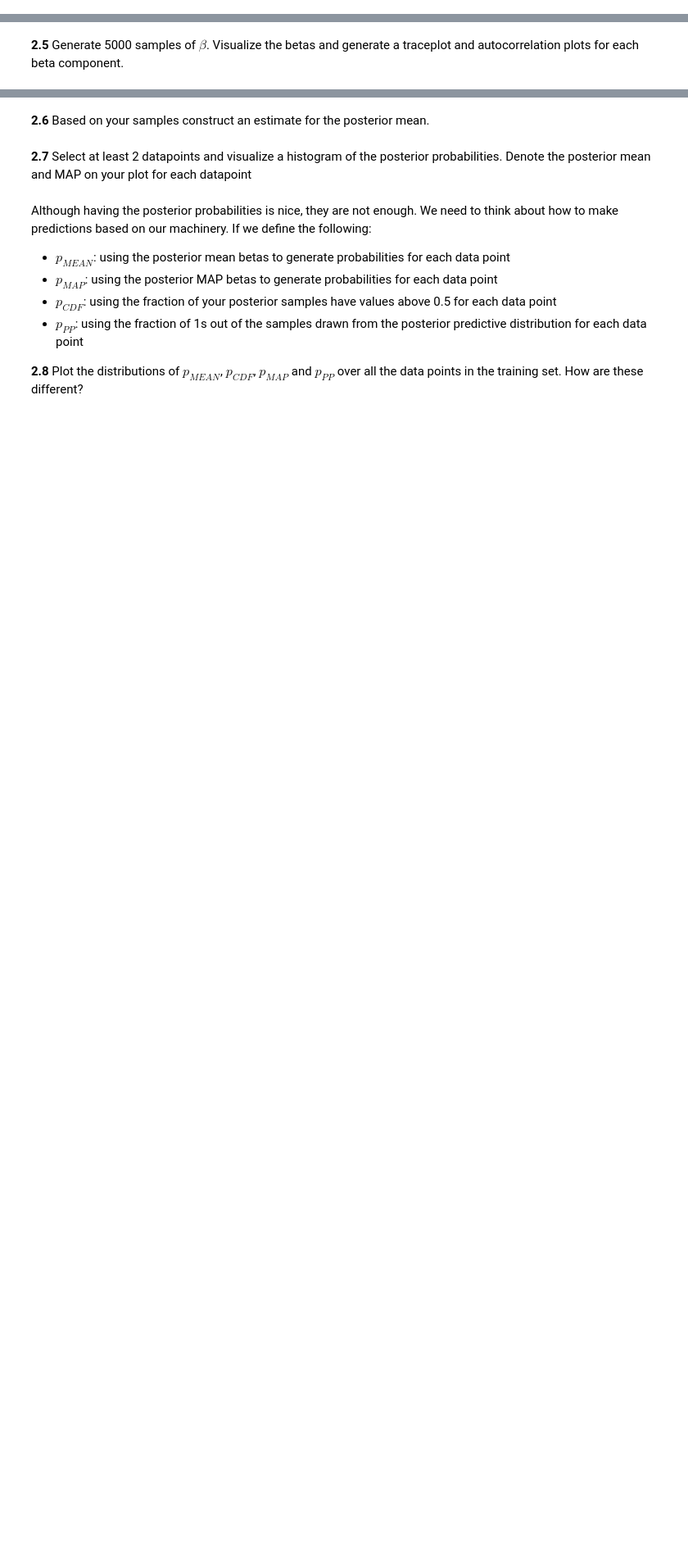
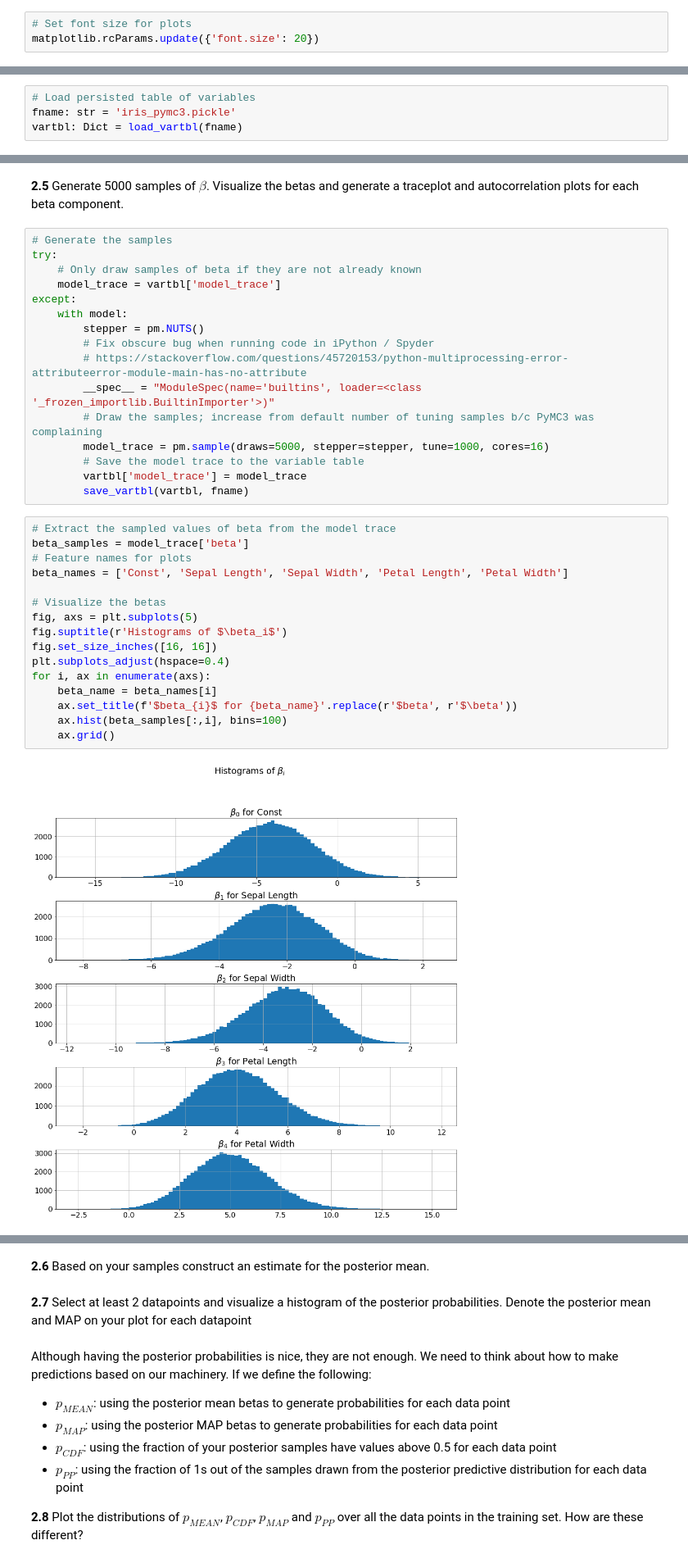
Before and after one commit to IACS-AM-207-Braavos/AM-207, a Jupyter notebook: hw10/AM207_HW10_MSE.ipynb, the cells around one changed output, grey strips where cells are left out. Shown: that part at 82% size. Saved outputs shown, nothing was run; the diff lists cells and outputs as text; blank space fills up the shorter version.

```diff
--- a/hw10/AM207_HW10_MSE.ipynb
+++ b/hw10/AM207_HW10_MSE.ipynb
@@ -47,3 +67,6 @@ from sklearn.model_selection import train_test_split
+# %%
+# Set font size for plots
+matplotlib.rcParams.update({'font.size': 20})
 # %% [markdown]
 ## Question 1: Metropoflix and Chill (What's your Net Worth)?
 # %% [markdown]
@@ -345,6 +368,10 @@ The three iris variants in the dataset were at the time [difficult to tell apart
 While the origin of the [Fleur-de-Lis is debated](https://www.heraldica.org/topics/fdl.htm), it is most likely an [Iris florentina](https://en.wikipedia.org/wiki/Iris_florentina) or [Iris pseudacorus](https://en.wikipedia.org/wiki/Iris_pseudacorus) but not a [lily flower](https://www.collinsdictionary.com/dictionary/english-french/lily).
 
 [Iris West](https://en.wikipedia.org/wiki/Iris_West) is a love interest of [Barry Allen](https://en.wikipedia.org/wiki/Flash_(Barry_Allen) one of the main incarnations of [The Flash](https://en.wikipedia.org/wiki/Flash_(comics).  Coming from [Central City](https://en.wikipedia.org/wiki/Central_City_(DC_Comics) she is most likely classified as **not-virginica**.
+# %%
+# Load persisted table of variables
+fname: str = 'iris_pymc3.pickle'
+vartbl: Dict = load_vartbl(fname)
 # %% [markdown]
 **2.1** Use a 60-40 stratified (preserving class membership) split of the dataset into a training set and a test set. (Feel free to take advantage of scikit-learn's train_test_split).
 # %%
@@ -390,2 +461,36 @@ $$p(\beta | y) = p(\beta) \prod_{y_i=1}\frac{1}{1+e^{-x^t\beta}} \prod_{y_i=0}\f
 # %% [markdown]
 **2.5** Generate 5000 samples of $\beta$.  Visualize the betas and generate a traceplot and autocorrelation plots for each beta component.
+# %%
+# Generate the samples
+try:
+    # Only draw samples of beta if they are not already known
+    model_trace = vartbl['model_trace']
+except:
+    with model:
+        stepper = pm.NUTS()
+        # Fix obscure bug when running code in iPython / Spyder
+        # https://stackoverflow.com/questions/45720153/python-multiprocessing-error-attributeerror-module-main-has-no-attribute
+        __spec__ = "ModuleSpec(name='builtins', loader=<class '_frozen_importlib.BuiltinImporter'>)"
+        # Draw the samples; increase from default number of tuning samples b/c PyMC3 was complaining
+        model_trace = pm.sample(draws=5000, stepper=stepper, tune=1000, cores=16)
+        # Save the model trace to the variable table
+        vartbl['model_trace'] = model_trace
+        save_vartbl(vartbl, fname)
+# %%
+# Extract the sampled values of beta from the model trace
+beta_samples = model_trace['beta']
+# Feature names for plots
+beta_names = ['Const', 'Sepal Length', 'Sepal Width', 'Petal Length', 'Petal Width']
+
+# Visualize the betas
+fig, axs = plt.subplots(5)
+fig.suptitle(r'Histograms of $\beta_i$')
+fig.set_size_inches([16, 16])
+plt.subplots_adjust(hspace=0.4)
+for i, ax in enumerate(axs):
+    beta_name = beta_names[i]
+    ax.set_title(f'$beta_{i}$ for {beta_name}'.replace(r'$beta', r'$\beta'))
+    ax.hist(beta_samples[:,i], bins=100)
+    ax.grid()
+# %% [output]
+[figure, added]
```
Also changed, not shown: parts of 8 cells of this notebook, 1 other file.
